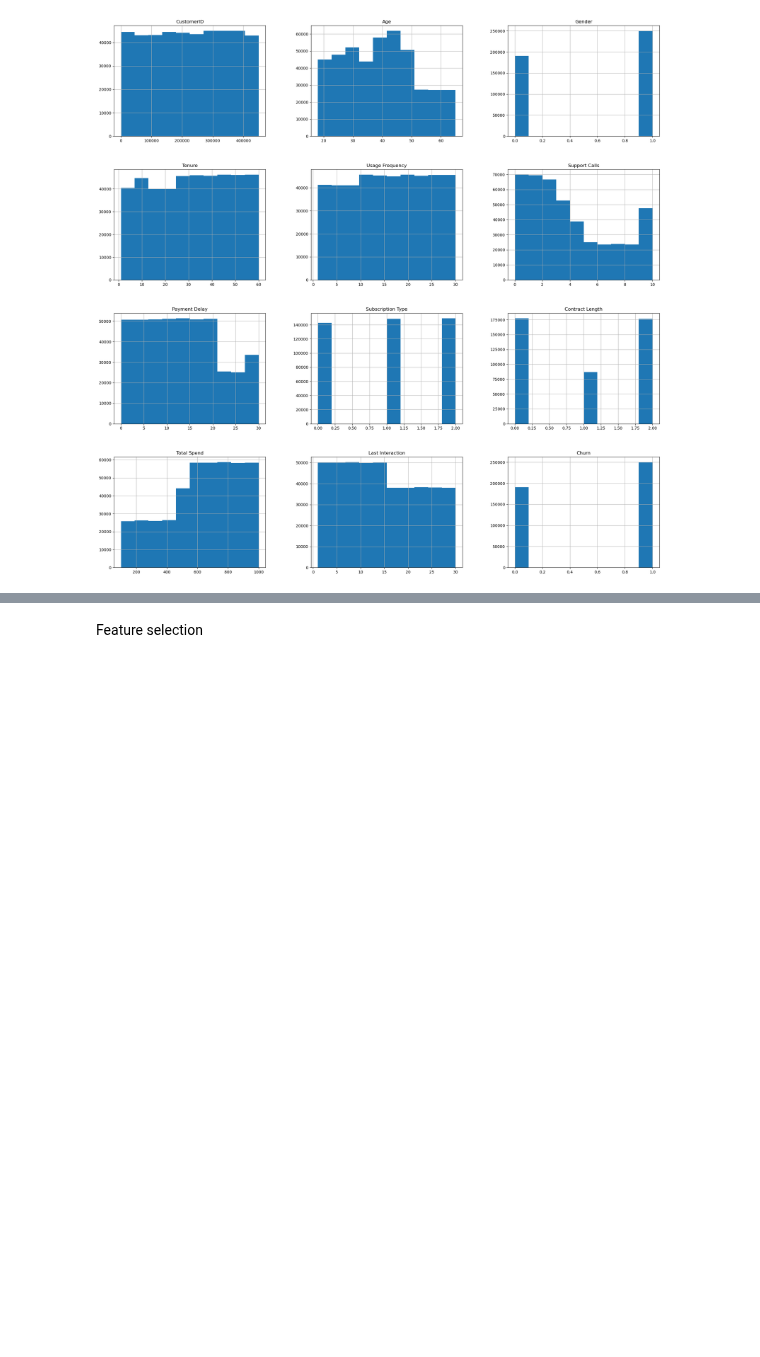
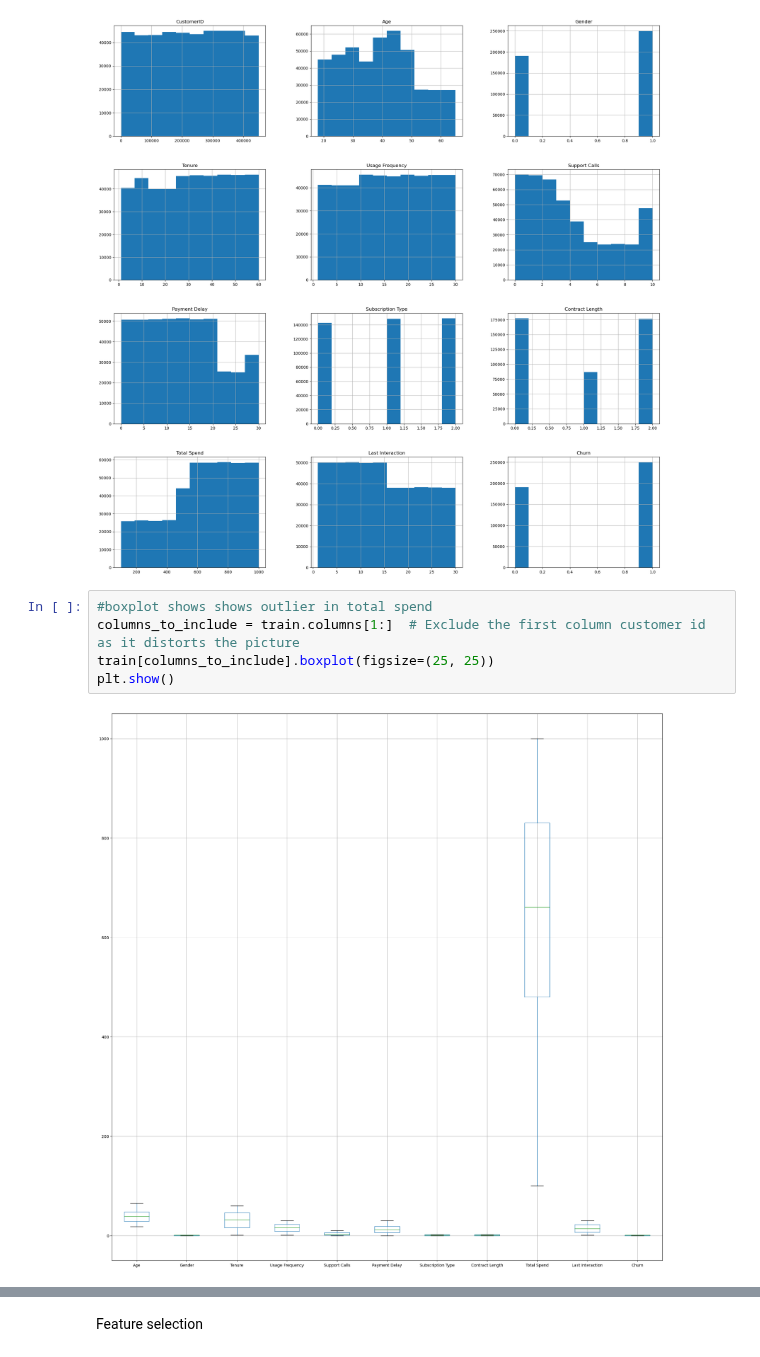
Before and after one commit to Johannes3001/AppliedML_Assign.01, a Jupyter notebook: JohannesCode.ipynb, the cells around one changed output, grey strips where cells are left out. Saved outputs shown, nothing was run; the diff lists cells and outputs as text; blank space fills up the shorter version.

```diff
--- a/JohannesCode.ipynb
+++ b/JohannesCode.ipynb
@@ -122,4 +144,11 @@ array([[<Axes: title={'center': 'CustomerID'}>,
         <Axes: title={'center': 'Last Interaction'}>,
         <Axes: title={'center': 'Churn'}>]], dtype=object)
 [figure]
+# %%
+#boxplot shows shows outlier in total spend
+columns_to_include = train.columns[1:]  # Exclude the first column customer id as it distorts the picture
+train[columns_to_include].boxplot(figsize=(25, 25))
+plt.show()
+# %% [output]
+[figure, added]
 # %%
```
Also changed, not shown: parts of 21 cells of this notebook.
